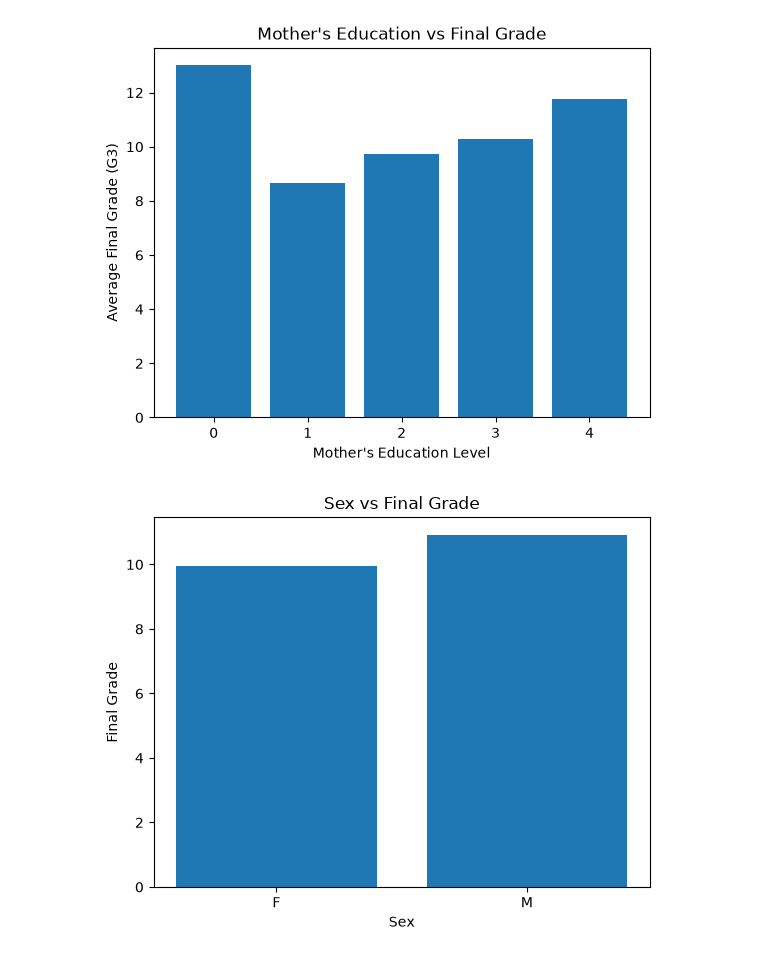
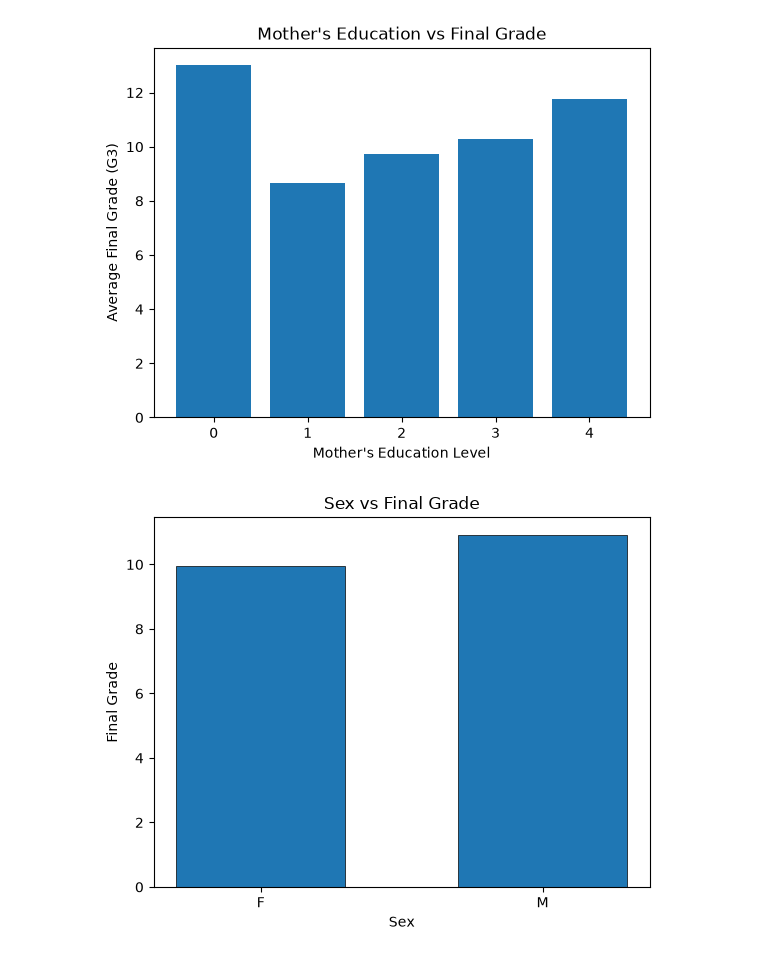
Before and after one commit to muhammadaqil-0504/Student-performance-Analysis, a Jupyter notebook: student performance analysis system.ipynb, the cells around one changed output. Cells and saved outputs as stored; diff of their text form; code cells hidden in the pictures.

```diff
--- a/student performance analysis system.ipynb
+++ b/student performance analysis system.ipynb
@@ -122,11 +122,11 @@ plt.show()
 # %%
 #Sex vs Final Grades
 dataset["sex"].value_counts()
 sex_relation=dataset.groupby("sex")["G3"].mean()
-plt.bar(sex_relation.index,sex_relation.values)
+plt.bar(sex_relation.index,sex_relation.values,width=0.6,edgecolor="black",linewidth=0.5)
 plt.title("Sex vs Final Grade")
 plt.xlabel("Sex")
 plt.ylabel("Final Grade")
 plt.show()
 # %% [output]
-[figure, old version]
+[figure, new version]
```
Also changed, not shown: parts of 1 cell of this notebook, 1 other file.
